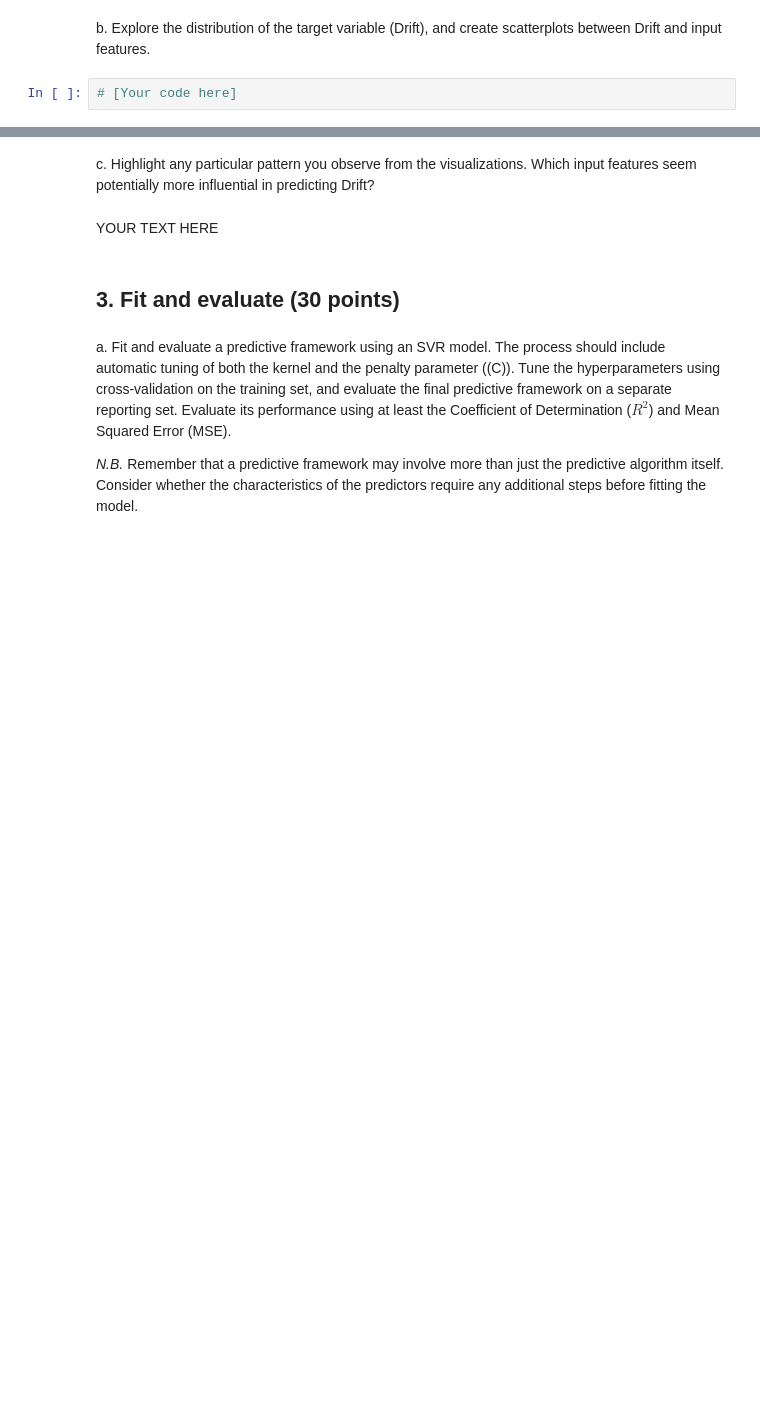
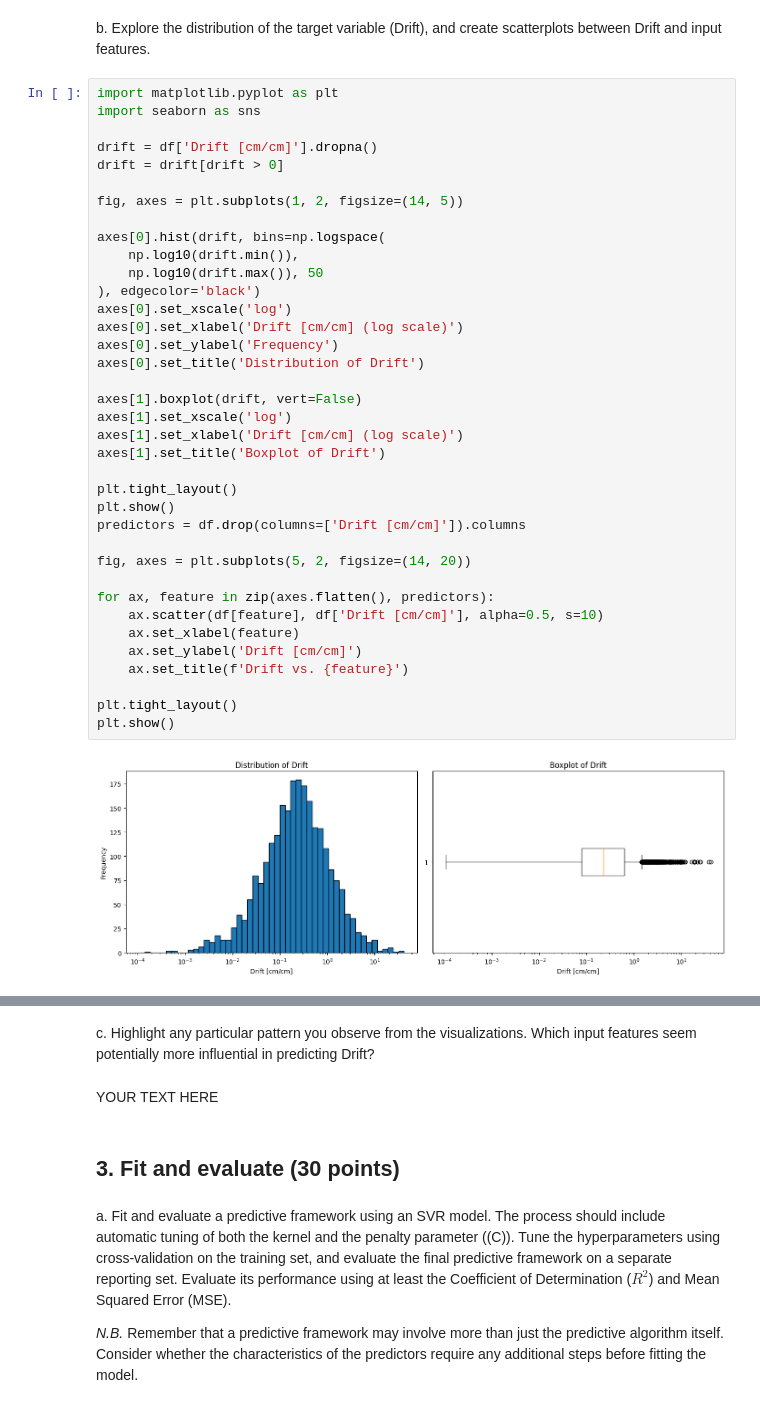
Before and after one commit to laine-goldmacher/ML-Labs, a Jupyter notebook: 02-seismic-support-vector-regression.ipynb, the cells around one changed output, grey strips where cells are left out. Cells and saved outputs as stored; diff of their text form; blank space fills up the shorter version.

```diff
--- a/02-seismic-support-vector-regression.ipynb
+++ b/02-seismic-support-vector-regression.ipynb
@@ -98,4 +135,41 @@ a. Load the dataset accompanying this lab and create a new dataset containing th
 # %% [markdown]
 b. Explore the distribution of the target variable (Drift), and create scatterplots between Drift and input features.
 # %%
-# [Your code here]
+import matplotlib.pyplot as plt
+import seaborn as sns
+
+drift = df['Drift [cm/cm]'].dropna()
+drift = drift[drift > 0]
+
+fig, axes = plt.subplots(1, 2, figsize=(14, 5))
+
+axes[0].hist(drift, bins=np.logspace(
+    np.log10(drift.min()),
+    np.log10(drift.max()), 50
+), edgecolor='black')
+axes[0].set_xscale('log')
+axes[0].set_xlabel('Drift [cm/cm] (log scale)')
+axes[0].set_ylabel('Frequency')
+axes[0].set_title('Distribution of Drift')
+
+axes[1].boxplot(drift, vert=False)
+axes[1].set_xscale('log')
+axes[1].set_xlabel('Drift [cm/cm] (log scale)')
+axes[1].set_title('Boxplot of Drift')
+
+plt.tight_layout()
+plt.show()
+predictors = df.drop(columns=['Drift [cm/cm]']).columns
+
+fig, axes = plt.subplots(5, 2, figsize=(14, 20))
+
+for ax, feature in zip(axes.flatten(), predictors):
+    ax.scatter(df[feature], df['Drift [cm/cm]'], alpha=0.5, s=10)
+    ax.set_xlabel(feature)
+    ax.set_ylabel('Drift [cm/cm]')
+    ax.set_title(f'Drift vs. {feature}')
+
+plt.tight_layout()
+plt.show()
+# %% [output]
+[figure, added]
```
Also changed, not shown: parts of 2 cells of this notebook.
